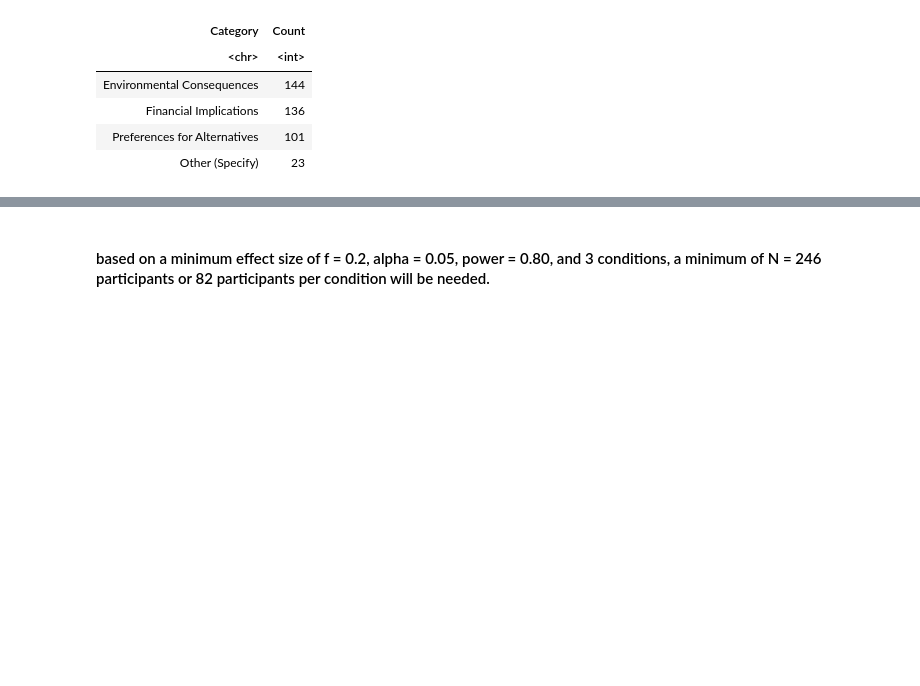
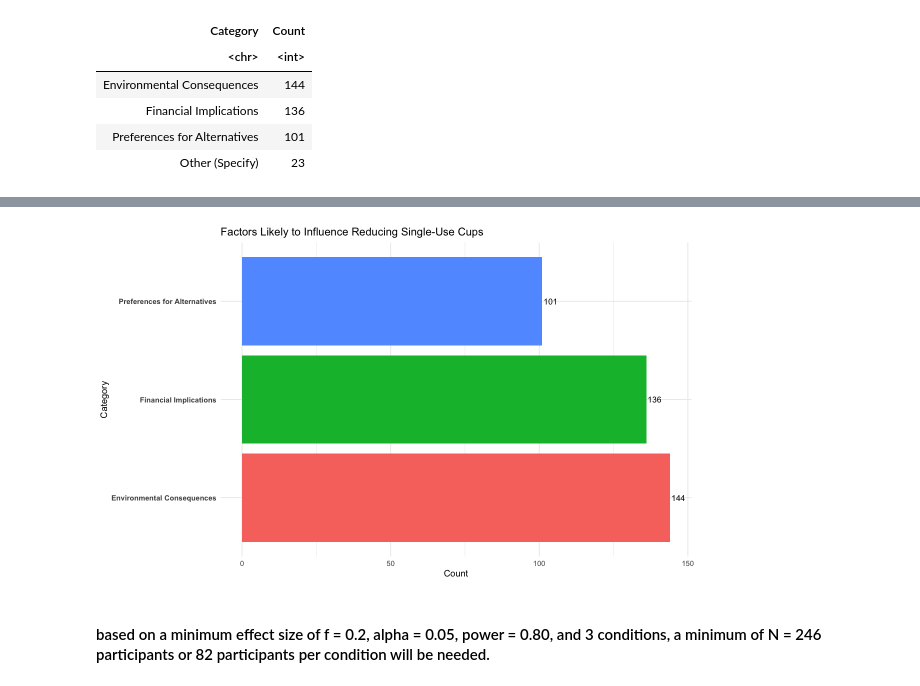
Before and after one commit to riddhibattu/PSYC421_Sustain-a-Cup-research, a Jupyter notebook: src/statistical_analysis.ipynb, the cells around one changed output, grey strips where cells are left out. Cells and saved outputs as stored; diff of their text form; code cells hidden in the pictures; blank space fills up the shorter version.

```diff
--- a/src/statistical_analysis.ipynb
+++ b/src/statistical_analysis.ipynb
@@ -223,3 +226,20 @@ plot + geom_text(aes(label = Count), position = position_dodge(width = 0.9), hju
+# %%
+options(repr.plot.width=10, repr.plot.height=6)
+plot = ggplot(filtered_responses, aes(x = reorder(Category, -Count), y = Count, fill = Category)) +
+  geom_col() +
+  coord_flip() + # Flip coordinates for horizontal bars
+  labs(title = "Factors Likely to Influence Reducing Single-Use Cups",
+       x = "Category",
+       y = "Count") +
+  theme_minimal() +
+  theme(legend.title = element_blank(), # Remove legend title
+        legend.position = "none", # Remove legend if not needed
+        axis.text.y = element_text(face = "bold")) + # Make y-axis text bold
+  geom_text(aes(label = Count), position = position_dodge(width = 0.9), hjust = -0.1, size = 3.5)
+
+print(plot)
+# %% [output]
+[figure, added]
 # %%
 # Load the CSV file
 survey_data_numeric <- read.csv("../data/raw/2023-03-27_PSYC-421_Single_Use_Cup_numerical.csv", stringsAsFactors = FALSE)
```
Also changed, not shown: parts of 19 cells of this notebook.
